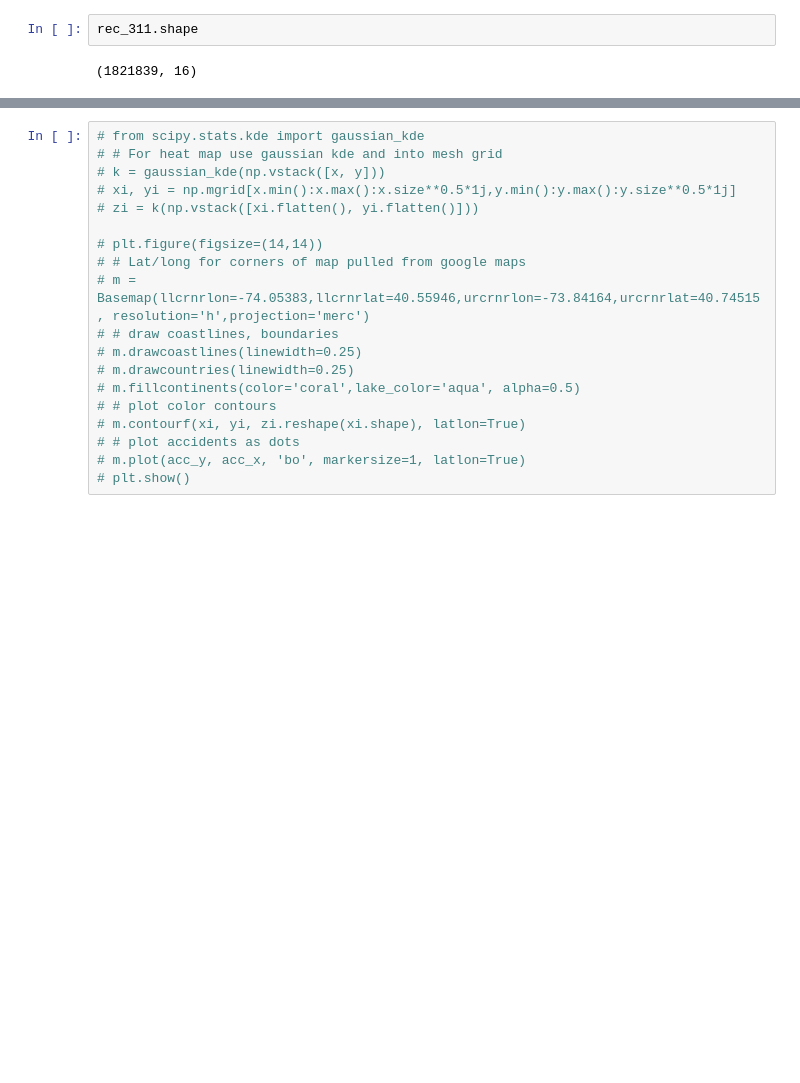
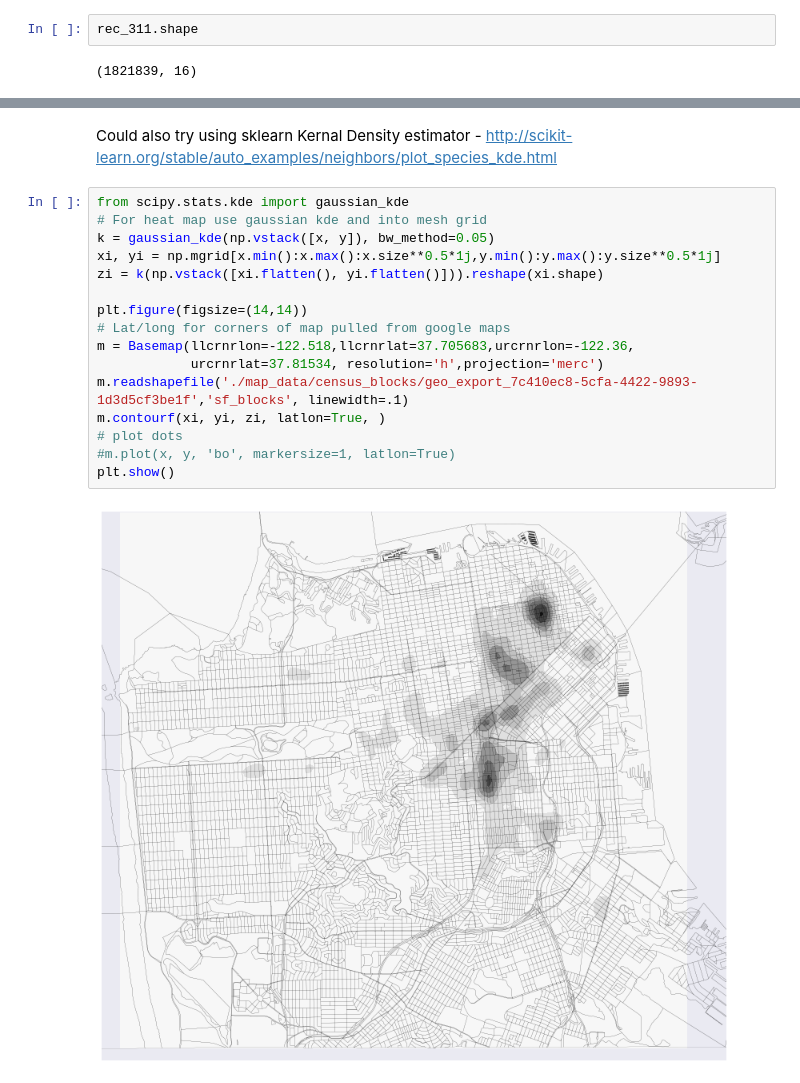
Before and after one commit to tmkilian/capstone, a Jupyter notebook: capstone_data_prev.ipynb, the cells around one changed output, grey strips where cells are left out. Saved outputs shown, nothing was run; the diff lists cells and outputs as text; blank space fills up the shorter version.

```diff
--- a/capstone_data_prev.ipynb
+++ b/capstone_data_prev.ipynb
@@ -918,19 +1114,20 @@ plt.show()
+# %% [markdown]
+Could also try using sklearn Kernal Density estimator - http://scikit-learn.org/stable/auto_examples/neighbors/plot_species_kde.html
 # %%
-# from scipy.stats.kde import gaussian_kde
-# # For heat map use gaussian kde and into mesh grid
-# k = gaussian_kde(np.vstack([x, y]))
-# xi, yi = np.mgrid[x.min():x.max():x.size**0.5*1j,y.min():y.max():y.size**0.5*1j]
-# zi = k(np.vstack([xi.flatten(), yi.flatten()]))
+from scipy.stats.kde import gaussian_kde
+# For heat map use gaussian kde and into mesh grid
+k = gaussian_kde(np.vstack([x, y]), bw_method=0.05)
+xi, yi = np.mgrid[x.min():x.max():x.size**0.5*1j,y.min():y.max():y.size**0.5*1j]
+zi = k(np.vstack([xi.flatten(), yi.flatten()])).reshape(xi.shape)
 
-# plt.figure(figsize=(14,14))
-# # Lat/long for corners of map pulled from google maps
-# m = Basemap(llcrnrlon=-74.05383,llcrnrlat=40.55946,urcrnrlon=-73.84164,urcrnrlat=40.74515, resolution='h',projection='merc')
-# # draw coastlines, boundaries
-# m.drawcoastlines(linewidth=0.25)
-# m.drawcountries(linewidth=0.25)
-# m.fillcontinents(color='coral',lake_color='aqua', alpha=0.5)
-# # plot color contours
-# m.contourf(xi, yi, zi.reshape(xi.shape), latlon=True)
-# # plot accidents as dots
-# m.plot(acc_y, acc_x, 'bo', markersize=1, latlon=True)
-# plt.show()
+plt.figure(figsize=(14,14))
+# Lat/long for corners of map pulled from google maps
+m = Basemap(llcrnrlon=-122.518,llcrnrlat=37.705683,urcrnrlon=-122.36,
+            urcrnrlat=37.81534, resolution='h',projection='merc')
+m.readshapefile('./map_data/census_blocks/geo_export_7c410ec8-5cfa-4422-9893-1d3d5cf3be1f','sf_blocks', linewidth=.1)
+m.contourf(xi, yi, zi, latlon=True, )
+# plot dots
+#m.plot(x, y, 'bo', markersize=1, latlon=True)
+plt.show()
+# %% [output]
+[figure, added]
```
Also changed, not shown: parts of 28 cells of this notebook.
